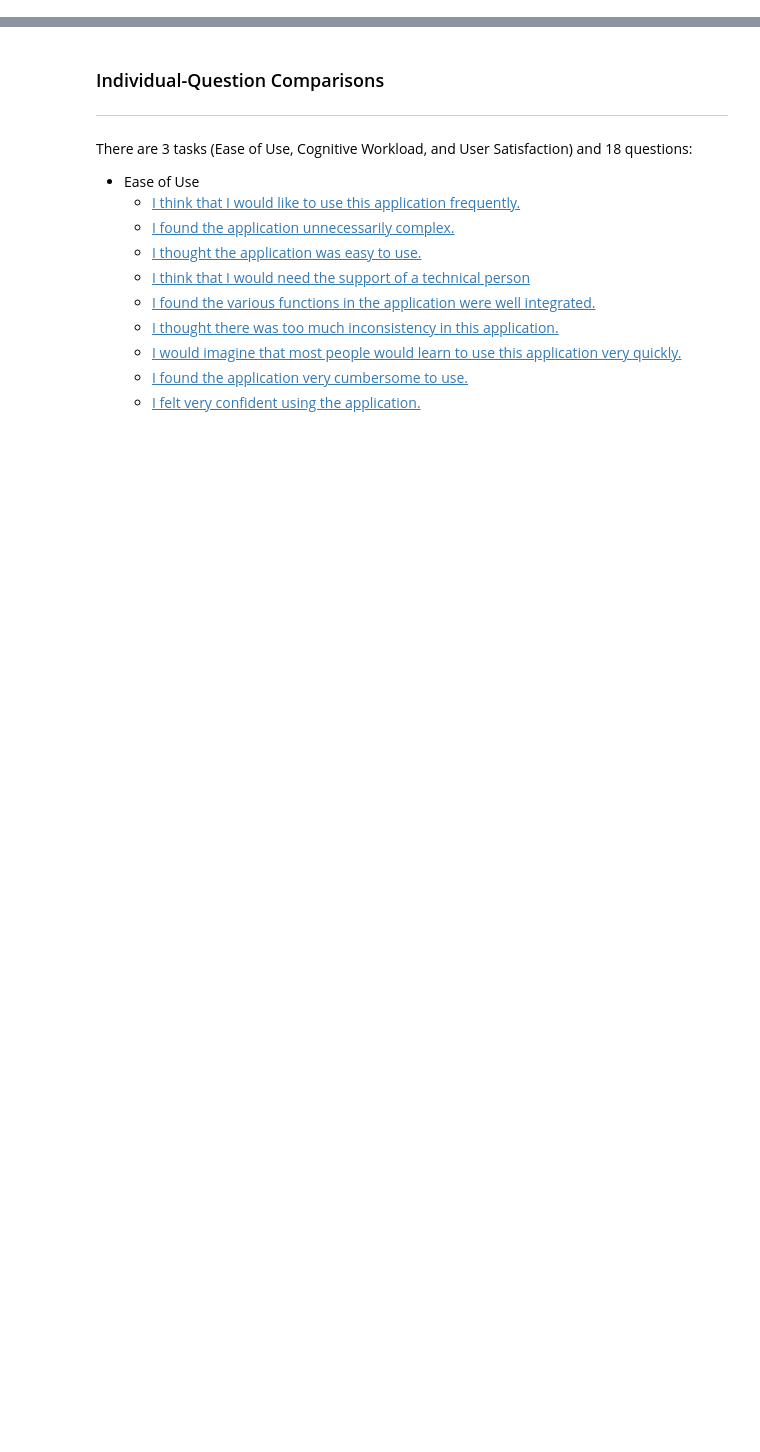
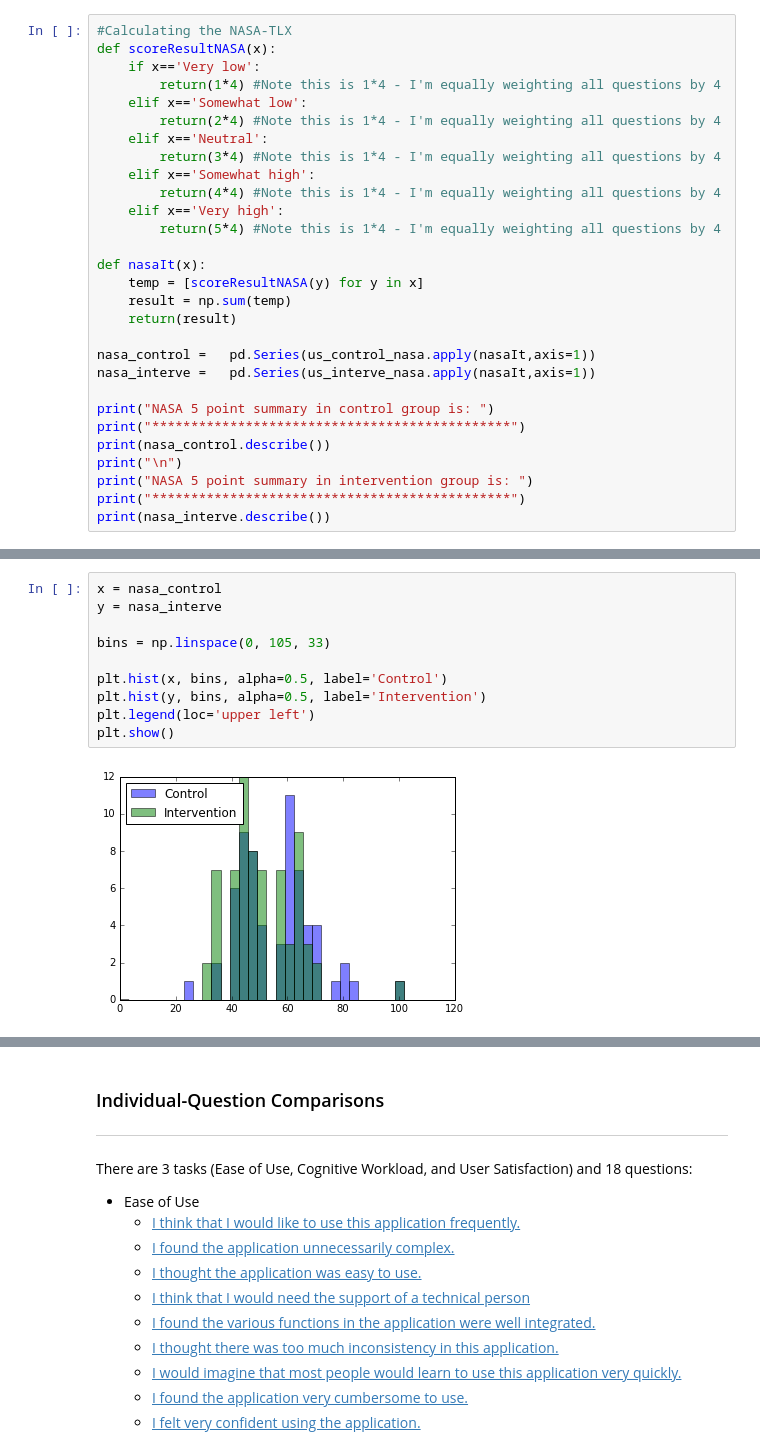
Before and after one commit to Duke-Translational-Bioinformatics/kairx-analysis, a Jupyter notebook: notebooks/med_student_qualtrics_use.ipynb, the cells around one changed output, grey strips where cells are left out. Saved outputs shown, nothing was run; the diff lists cells and outputs as text; blank space fills up the shorter version.

```diff
--- a/notebooks/med_student_qualtrics_use.ipynb
+++ b/notebooks/med_student_qualtrics_use.ipynb
@@ -18,0 +180,29 @@ to-be-completed
+# %%
+#Calculating the NASA-TLX
+def scoreResultNASA(x):
+    if x=='Very low':
+        return(1*4) #Note this is 1*4 - I'm equally weighting all questions by 4
+    elif x=='Somewhat low':
+        return(2*4) #Note this is 1*4 - I'm equally weighting all questions by 4
+    elif x=='Neutral':
+        return(3*4) #Note this is 1*4 - I'm equally weighting all questions by 4
+    elif x=='Somewhat high':
+        return(4*4) #Note this is 1*4 - I'm equally weighting all questions by 4
+    elif x=='Very high':
+        return(5*4) #Note this is 1*4 - I'm equally weighting all questions by 4
+
+def nasaIt(x):
+    temp = [scoreResultNASA(y) for y in x]
+    result = np.sum(temp)
+    return(result)
+
+nasa_control =   pd.Series(us_control_nasa.apply(nasaIt,axis=1))
+nasa_interve =   pd.Series(us_interve_nasa.apply(nasaIt,axis=1))
+
+print("NASA 5 point summary in control group is: ")
+print("**********************************************")
+print(nasa_control.describe())
+print("\n")
+print("NASA 5 point summary in intervention group is: ")
+print("**********************************************")
+print(nasa_interve.describe())
@@ -18,0 +227,12 @@ to-be-completed
+# %%
+x = nasa_control
+y = nasa_interve
+
+bins = np.linspace(0, 105, 33)
+
+plt.hist(x, bins, alpha=0.5, label='Control')
+plt.hist(y, bins, alpha=0.5, label='Intervention')
+plt.legend(loc='upper left')
+plt.show()
+# %% [output]
+[figure, added]
```
Also changed, not shown: parts of 74 cells of this notebook, 3 other files.
